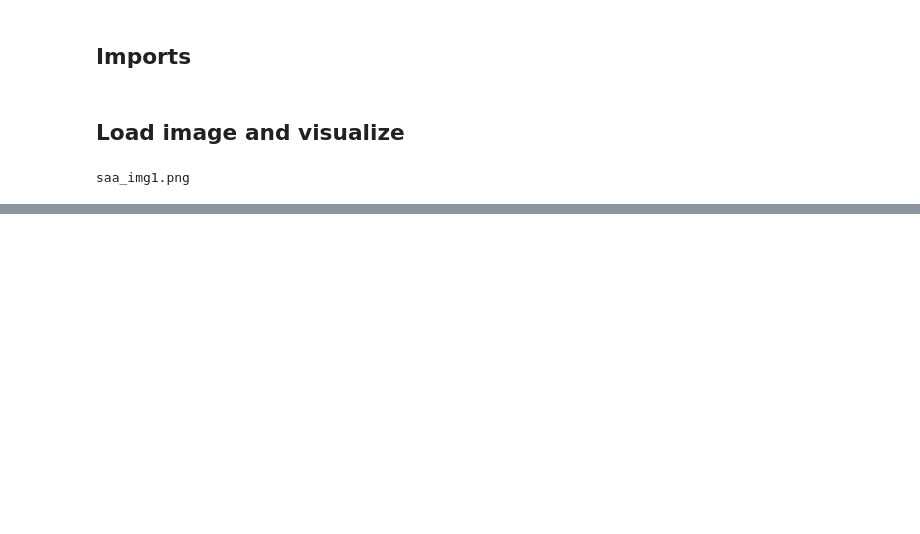
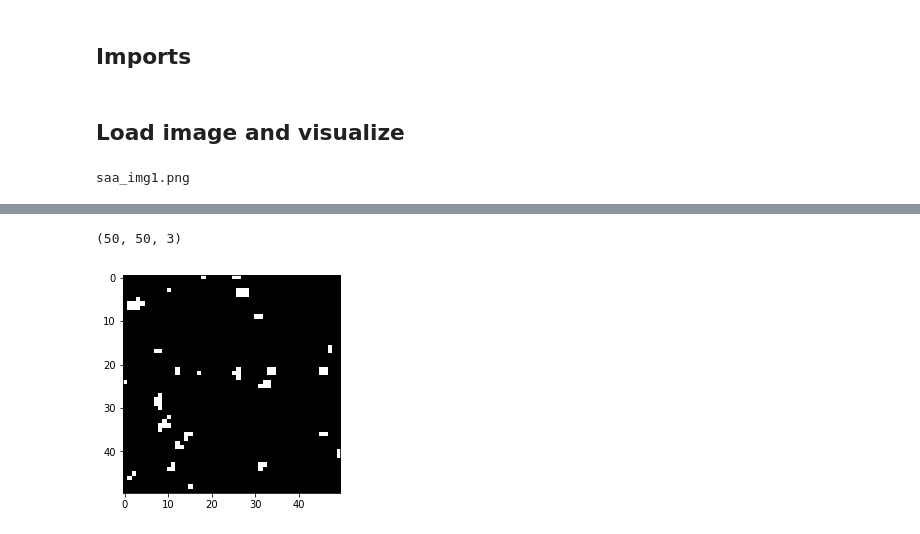
Before and after one commit to charlievweiss/astrostats_finalproject, a Jupyter notebook: image_prep.ipynb, the cells around one changed output, grey strips where cells are left out. Cells and saved outputs as stored; diff of their text form; code cells hidden in the pictures; blank space fills up the shorter version.

```diff
--- a/image_prep.ipynb
+++ b/image_prep.ipynb
@@ -197,0 +54,11 @@ plt.imshow(test_sm, cmap='gray');
+# %%
+# apply light threshold to image
+# this takes any pixel value >= 200 and sets it to 255 (white)
+
+thresh = cv2.threshold(img_sm_og, 200, 255, cv2.THRESH_BINARY)[1]
+
+plt.imshow(thresh);
+thresh.shape
+# %% [output]
+(50, 50, 3)
+[figure, added]
```
Also changed, not shown: parts of 41 cells of this notebook.
